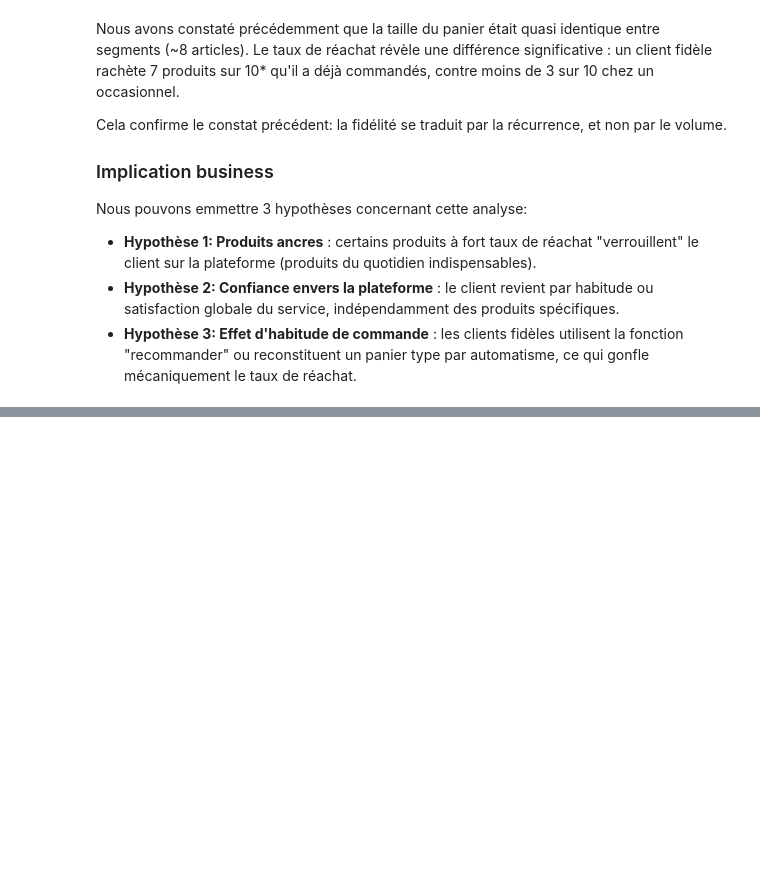
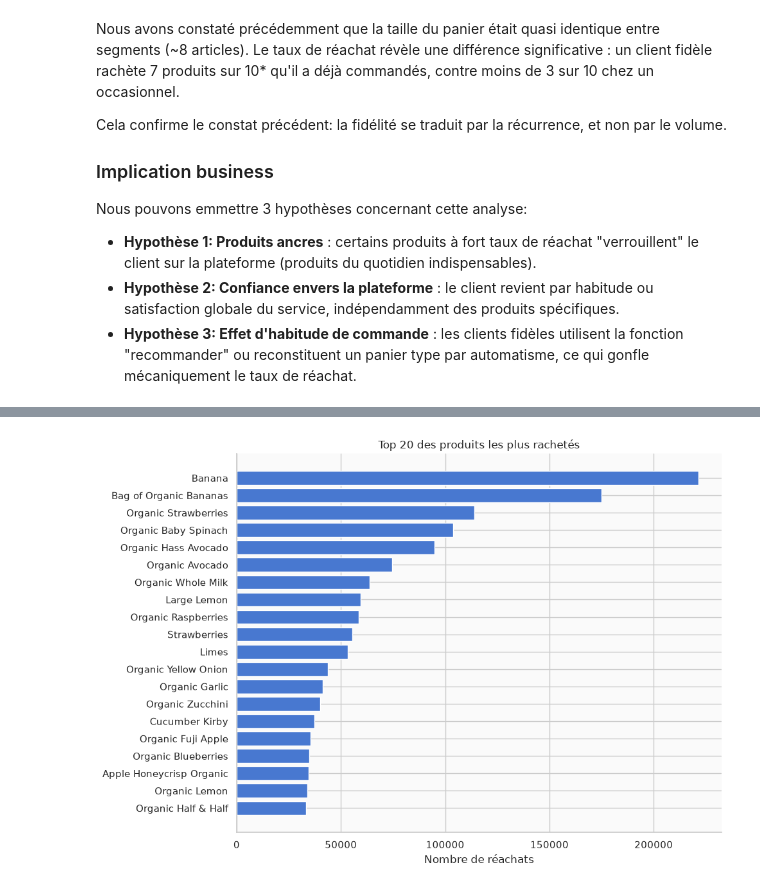
Before and after one commit to aurore204/Grocery-EDA-Reorder-Prediction, a Jupyter notebook: notebooks/03_behavior_evolution.ipynb, the cells around one changed output, grey strips where cells are left out. Saved outputs shown, nothing was run; the diff lists cells and outputs as text; code cells hidden in the pictures; blank space fills up the shorter version.

Commit message:
:sparkles:(behavior): answer to the most reordered products

```diff
--- a/notebooks/03_behavior_evolution.ipynb
+++ b/notebooks/03_behavior_evolution.ipynb
@@ -219,0 +224,10 @@ Nous pouvons emmettre 3 hypothèses concernant cette analyse:
+# %%
+# Top 20 des produits les plus rachetés (en volume)
+top_reordered = (
+    data[data["reordered"] == 1]
+    .groupby("product_name")
+    .size()
+    .nlargest(20)
+    .reset_index(name="nb_reorders")
+)
+top_reordered
@@ -219,0 +252,17 @@ Nous pouvons emmettre 3 hypothèses concernant cette analyse:
+# %%
+# Visualisation: Bar chart horizontal
+fig, ax = plt.subplots(figsize=(10, 7))
+
+ax.barh(
+    top_reordered["product_name"][::-1],
+    top_reordered["nb_reorders"][::-1],
+    color=sns.color_palette("muted")[0]
+)
+
+ax.set_xlabel("Nombre de réachats")
+ax.set_title("Top 20 des produits les plus rachetés")
+
+plt.tight_layout()
+plt.show()
+# %% [output]
+[figure, added]
```
Also changed, not shown: parts of 6 cells of this notebook, 1 other file.
